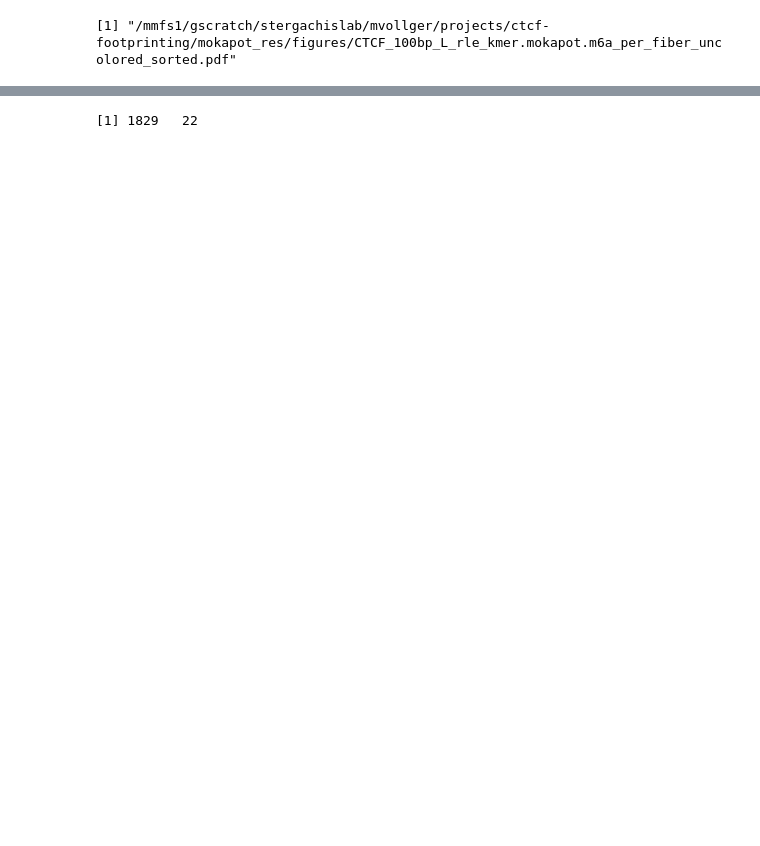
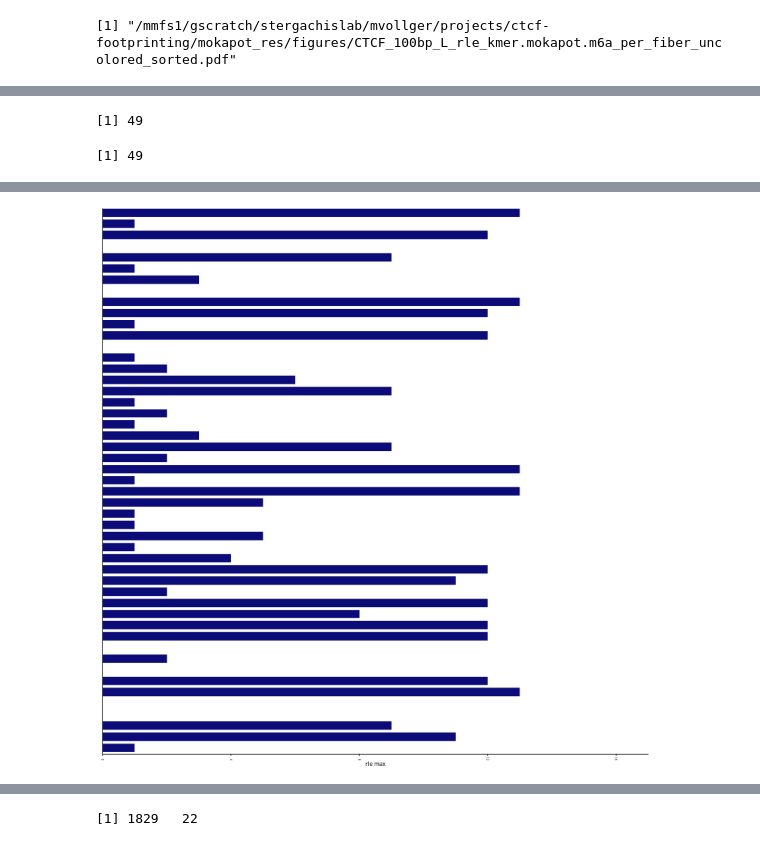
Before and after one commit to monikaperez/ctcf-footprinting, a Jupyter notebook: r_scripts/CTCF_100bp_L_5_v2_plot_res.ipynb, the cells around one changed output, grey strips where cells are left out. Drawn from its saved outputs; the diff is of its cells as text; code cells hidden in the pictures; blank space fills up the shorter version.

```diff
--- a/r_scripts/CTCF_100bp_L_5_v2_plot_res.ipynb
+++ b/r_scripts/CTCF_100bp_L_5_v2_plot_res.ipynb
@@ -628,0 +631,13 @@ dim(df)
+# %%
+# get max rle per fiber
+#ARGS
+feature_dir <- sprintf("%s/feature_data", getwd())
+
+# load set data file
+data_file_name <- "CTCF_m6a_fiberseq_L_100bp_features-rle-max.pin"
+data_file <- sprintf("%s/%s", feature_dir, data_file_name)
+print(data_file)
+
+# read table
+df_f <- fread(data_file, nrows=n_rows)
+sprintf("m6a rows: %s", format(dim(df_f)[1], big.mark=",", scientific=FALSE))
@@ -628,0 +647,4 @@ dim(df)
+# %%
+# add max rle to table w/ FDRs
+names(df_f)[names(df_f) == "SpecID"] <- "motif_query"
+moka <- merge(moka, df_f[,c("motif_query", "rle_max")], by="motif_query")
@@ -744,0 +969,38 @@ if (save_pdf == TRUE) {
+# %%
+labels <- df_p %>%
+            group_by(query_name) %>%
+            summarize(max_rle = unique(rle_max)) %>%
+            ungroup()
+labels <- labels$max_rle
+length(labels)
+length(1:49)
+# %% [output]
+[1] 49
+[1] 49
+# %%
+# make rle max bar larger than m6a mark
+rle_stretch <- 0
+
+p2 <- ggplot(df_p) +
+        geom_rect(aes(xmin=0, xmax=rle_max, ymin=(y_min)-rle_stretch, ymax=(y_max+rle_stretch)),
+                  fill=mitch_cols[5]) +
+        geom_text(aes(label=rle_max, x=-2, y=(y_min-0.2)), vjust=0, hjust=1,
+                  size=2, family="ArialMT", color="black", face="plain") +
+        scale_y_continuous(expand=expansion(add=c(0,NA))) +#, breaks=1:49, labels=labels) +#, limits=c(-0.5,49)) +
+        scale_x_continuous(limits=c(-3, 17), expand=c(0,0), position="bottom", name="rle max") +
+        coord_cartesian(xlim=c(0, 17), clip="off") +
+        theme_classic() +
+        theme(#text = font_info,
+                axis.ticks = element_line(color="#000000", lineend="square"),
+                axis.text.x = element_text(angle=-90, hjust=1, vjust=0.5,
+                                           size=6, family="ArialMT", color="black"),
+                axis.text.y=element_blank(),
+                axis.ticks.y=element_blank(),
+                axis.title.y=element_blank(),
+                axis.line = element_line(color="#000000", lineend="square"),
+                #panel.background = element_rect(fill="transparent", color="#000000", size=1),
+                legend.position = "none",
+                plot.margin = margin(t=1, r=15, b=1, l=10))
+
+p2
+# %% [output]
@@ -744,0 +1009 @@ if (save_pdf == TRUE) {
+[figure, added]
```
Also changed, not shown: parts of 36 cells of this notebook, 22 other files.
